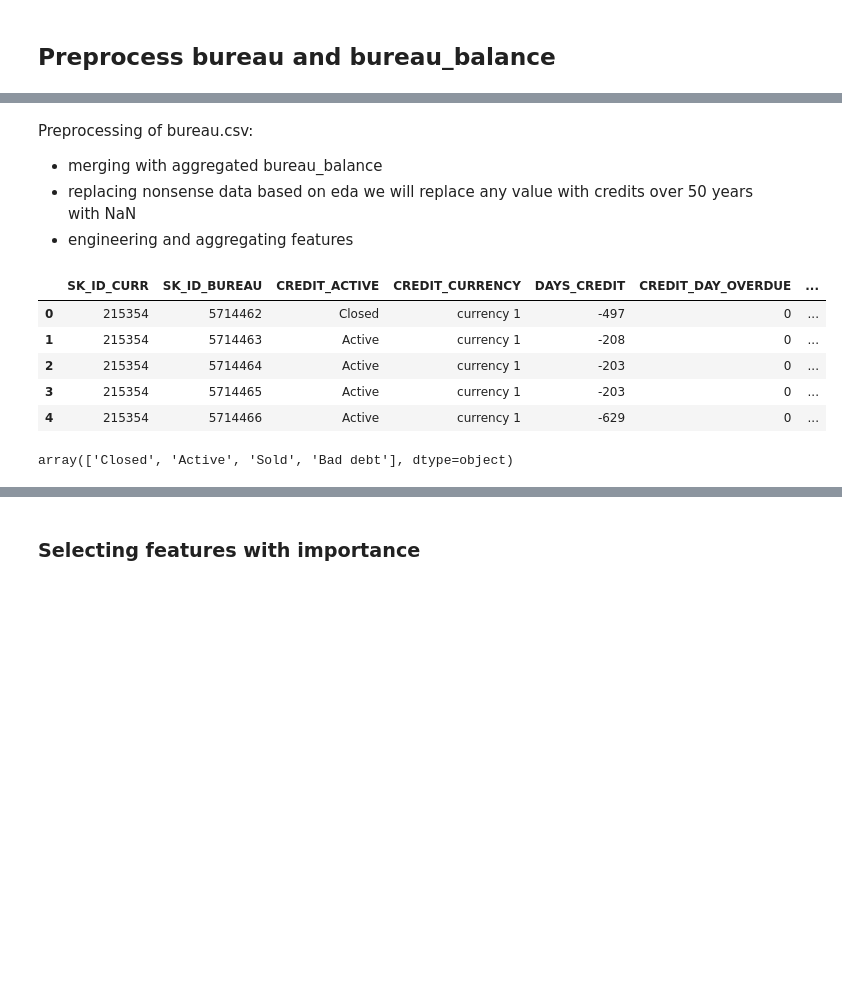
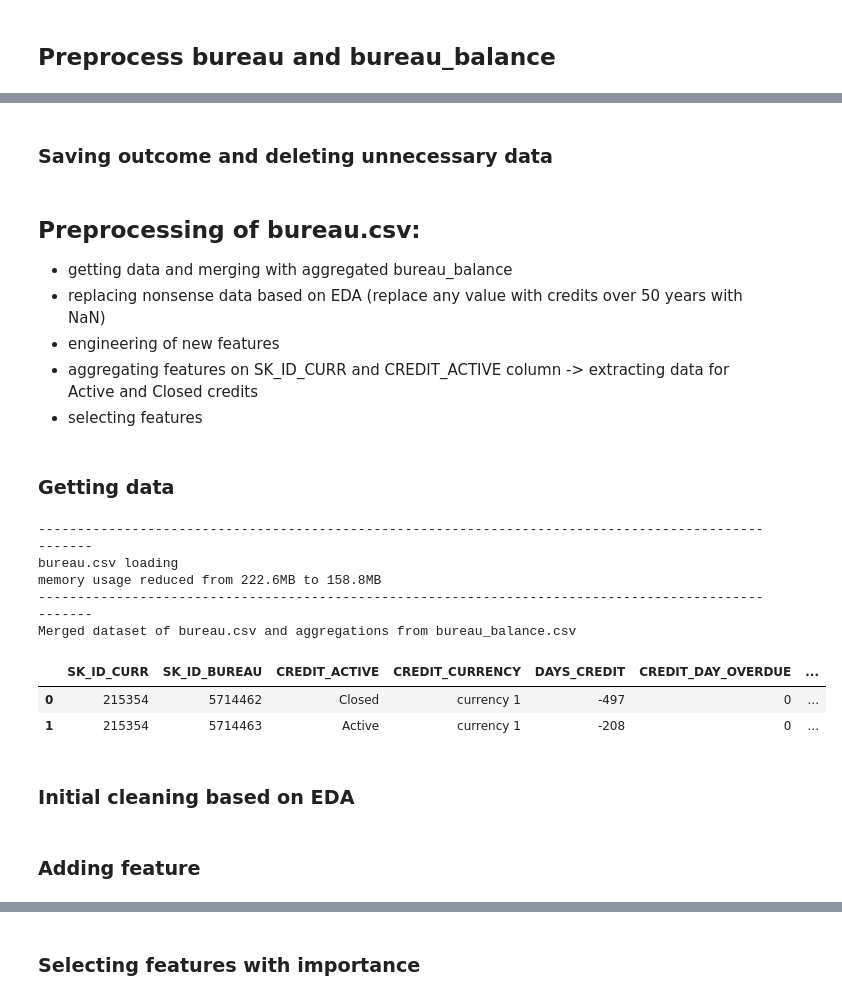
Before and after one commit to malgorzatakolka/HomeCreditDefaultRisk, a Jupyter notebook: Engineering.ipynb, the cells around one changed output, grey strips where cells are left out. Saved outputs shown, nothing was run; the diff lists cells and outputs as text; code cells hidden in the pictures; blank space fills up the shorter version.

```diff
--- a/Engineering.ipynb
+++ b/Engineering.ipynb
@@ -220,3 +259,3 @@ agg_bureau_balance.head()
-# %%
-agg_bureau_balance = reduce_memory_usage(agg_bureau_balance.reset_index())
+# %% [markdown]
+### Saving outcome and deleting unnecessary data
 # %%
@@ -226,18 +266,29 @@ del bureau_balance
 # %% [markdown]
-Preprocessing of bureau.csv:
-* merging with aggregated bureau_balance
-* replacing nonsense data based on eda we will replace any value with credits over 50 years with NaN
-* engineering and aggregating features
+## Preprocessing of bureau.csv:
+
+* getting data and merging with aggregated bureau_balance
+* replacing nonsense data based on EDA (replace any value with credits over 50 years with NaN)
+* engineering of new features
+* aggregating features on SK_ID_CURR and CREDIT_ACTIVE column -> extracting data for Active and Closed credits
+* selecting features
+# %% [markdown]
+### Getting data
 # %%
-agg_bureau_balance = reduce_memory_usage(pd.read_csv("preprocessed_data/agg_bureau_balance.csv"))
-bureau = reduce_memory_usage(pd.read_csv('bureau.csv'))
-application_train = reduce_memory_usage(pd.read_csv('application_train.csv'))
+# Loading dataframe
+bureau = load_data('bureau')
+
+# Merging with oucome from preprocessing of bureau_balance
+bureau_merged = bureau.merge(agg_bureau_balance, left_on='SK_ID_BUREAU', right_index=True, how='left')
+
+# Displaying outcome
+print('Merged dataset of bureau.csv and aggregations from bureau_balance.csv')
+bureau.head(2)
+# %% [output]
+----------------------------------------------------------------------------------------------------
+bureau.csv loading
+memory usage reduced from 222.6MB to 158.8MB
+----------------------------------------------------------------------------------------------------
+Merged dataset of bureau.csv and aggregations from bureau_balance.csv
+|  | SK_ID_CURR | SK_ID_BUREAU | CREDIT_ACTIVE | CREDIT_CURRENCY | DAYS_CREDIT | CREDIT_DAY_OVERDUE | ... |
+| 0 | 215354 | 5714462 | Closed | currency 1 | -497 | 0 | ... |
+| 1 | 215354 | 5714463 | Active | currency 1 | -208 | 0 | ... |
-# %%
-bureau.head()
-# %% [output]
-|  | SK_ID_CURR | SK_ID_BUREAU | CREDIT_ACTIVE | CREDIT_CURRENCY | DAYS_CREDIT | CREDIT_DAY_OVERDUE | ... |
-| 0 | 215354 | 5714462 | Closed | currency 1 | -497 | 0 | ... |
-| 1 | 215354 | 5714463 | Active | currency 1 | -208 | 0 | ... |
-| 2 | 215354 | 5714464 | Active | currency 1 | -203 | 0 | ... |
-| 3 | 215354 | 5714465 | Active | currency 1 | -203 | 0 | ... |
-| 4 | 215354 | 5714466 | Active | currency 1 | -629 | 0 | ... |
@@ -247,8 +295,6 @@ bureau_merged = bureau.merge(agg_bureau_balance, on = 'SK_ID_BUREAU', how='left'
+# %% [markdown]
+### Initial cleaning based on EDA
 # %%
 # Cleaning data from nonsense values
 columns_to_replace = ['DAYS_CREDIT_ENDDATE', 'DAYS_ENDDATE_FACT', 'DAYS_CREDIT_UPDATE']
 bureau_merged[columns_to_replace] = bureau_merged[columns_to_replace].apply(lambda x: np.where(x > -50*365, np.nan, x))
-# %%
-bureau_merged.CREDIT_ACTIVE.unique()
-# %% [output]
-array(['Closed', 'Active', 'Sold', 'Bad debt'], dtype=object)
@@ -258,3 +301,5 @@ bureau_merged['DAYS_ENDDATE_FACT'].fillna(0, inplace=True)
+# %% [markdown]
+### Adding feature
 # %%
 # Feature engineering
 bureau_merged['RATIO_OF_PAID_AMT'] = bureau_merged['AMT_CREDIT_SUM_DEBT'] / bureau_merged['AMT_CREDIT_SUM']
```
Also changed, not shown: parts of 66 cells of this notebook.
